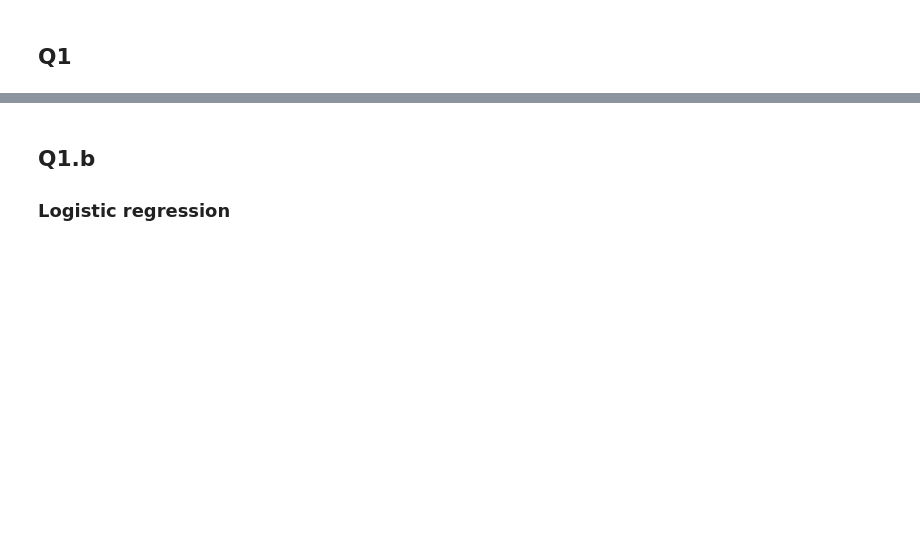
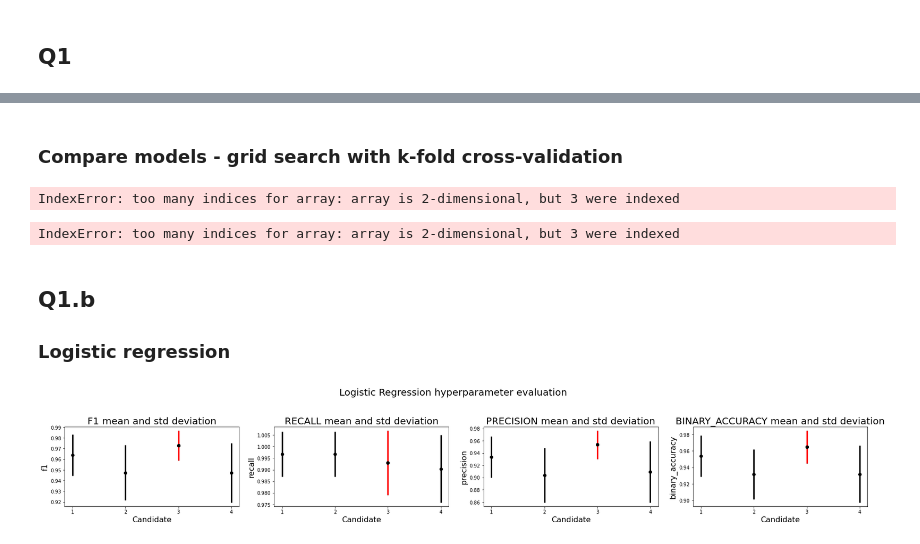
Before and after one commit to jeffcav/ml-from-scratch, a Jupyter notebook: list2.ipynb, the cells around one changed output, grey strips where cells are left out. Drawn from its saved outputs; the diff is of its cells as text; code cells hidden in the pictures; blank space fills up the shorter version.

```diff
--- a/list2.ipynb
+++ b/list2.ipynb
@@ -29,7 +107,7 @@ grid = GridSearchCV(stats_generator=ClassificationStats)
 
 i=0
 for regularization_term in [0.01, 0.001]:
-    for learning_rate in [0.1, 0.05, 0.01]:
+    for learning_rate in [0.1, 0.01]:
         grid.add(LogisticRegression, {
             "solver": GradientDescent(epochs=4000, learning_rate=learning_rate, regularization=regularization_term, metrics=F1Score()),
             "dataScaler": MinMaxScaler})
@@ -37,4 +115,4 @@ for regularization_term in [0.01, 0.001]:
         print(f"Grid search candidate {i}: Logistic regression, learning rate={learning_rate}, regularization={regularization_term}, score=F1-score")
         i+=1
 
-best = grid.search(X_train, y_train,num_folds=10, score=F1Score(), score_minimize=False, shuffle=True)
+best = grid.search(X_train, y_train, num_folds=10, score=F1Score(), score_minimize=False, shuffle=True)
@@ -52,23 +138,48 @@ plt.show()
+# %% [markdown]
+### Compare models - grid search with k-fold cross-validation
+# %%
+grid_classifiers = GridSearchCV(stats_generator=ClassificationStats)
+
+grid_classifiers.add(LogisticRegression, {
+    "solver": GradientDescent(epochs=4000, learning_rate=0.1, regularization=0.001, metrics=BinaryAccuracy()),
+    "dataScaler": MinMaxScaler})
+
+grid_classifiers.add(GaussianDiscriminantAnalysis, {})
+
+best_classifier = grid_classifiers.search(X_train, y_train, num_folds=10, score=BinaryAccuracy(), score_minimize=False, shuffle=False)
+# %% [output]
+IndexError: too many indices for array: array is 2-dimensional, but 3 were indexed
+# %%
+gda = GaussianDiscriminantAnalysis()
+gda.fit(X, y)
+
+
+print(F1Score().measure(y_test, gda.predict(X_test)))
+BinaryAccuracy().measure(y_test, gda.predict(X_test))
+# %% [output]
+IndexError: too many indices for array: array is 2-dimensional, but 3 were indexed
 # %% [markdown]
 ## Q1.b
 ### Logistic regression
 # %%
 num_candidates = len(grid.candidates)
 k=0
 plt.figure(figsize=(30, 4))
 plt.suptitle("Logistic Regression hyperparameter evaluation", fontsize=20)
 plt.subplots_adjust(top=0.7)
 for metric in ['f1', 'recall', 'precision', 'binary_accuracy']:
     means = []
     std = []
     for i in range(num_candidates):
         means.append(np.mean(grid.stats[i].stats["values"][metric]))
         std.append(np.std(grid.stats[i].stats["values"][metric]))
     plt.subplot(1, 4, k+1)
-    plt.title(f"Mean {metric}", fontsize=20)
+    plt.title(metric.upper() + " mean and std deviation", fontsize=20)
     plt.errorbar(np.arange(num_candidates), means, std, fmt='ok', lw=3)
     plt.errorbar(grid.index_of_best, means[grid.index_of_best], std[grid.index_of_best], ecolor='red', fmt='ok', lw=3)
     plt.xticks(np.arange(num_candidates), labels=np.arange(num_candidates)+1)
     plt.xlabel("Candidate", fontsize=16)
     plt.ylabel(metric, fontsize=16)
     k+=1
+# %% [output]
+[figure, added]
```
Also changed, not shown: parts of 8 cells of this notebook.
